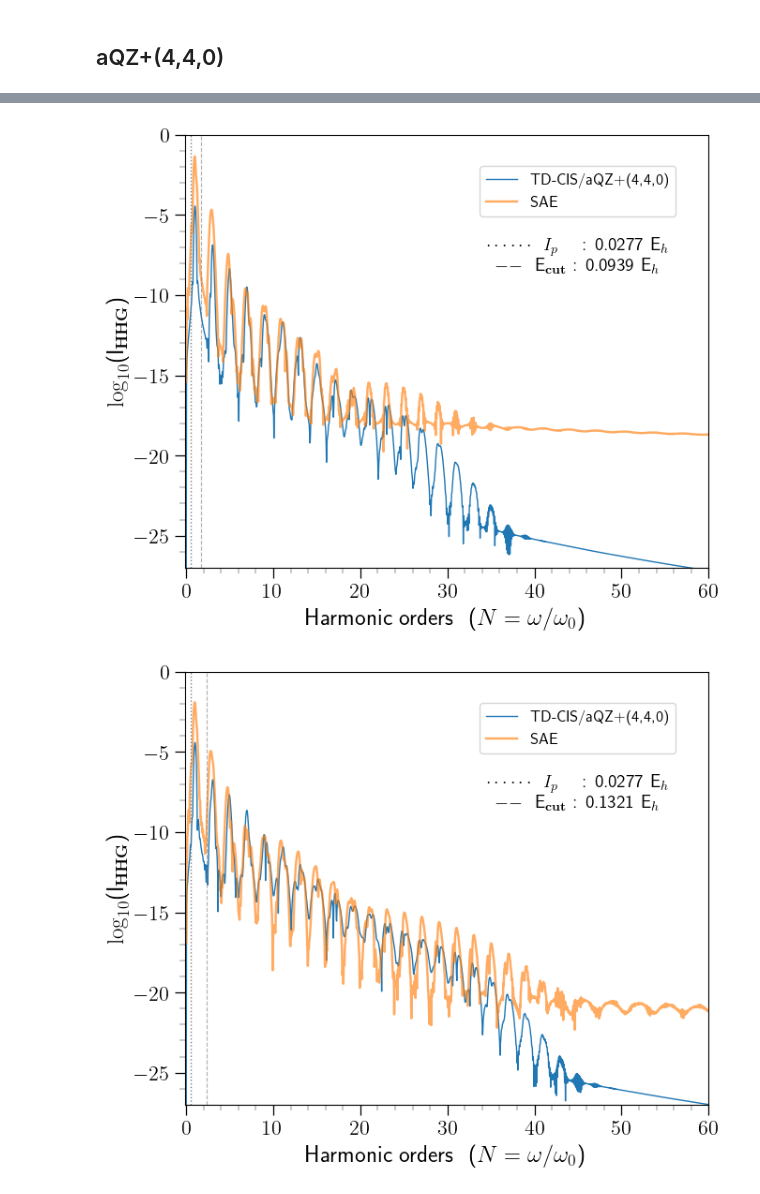
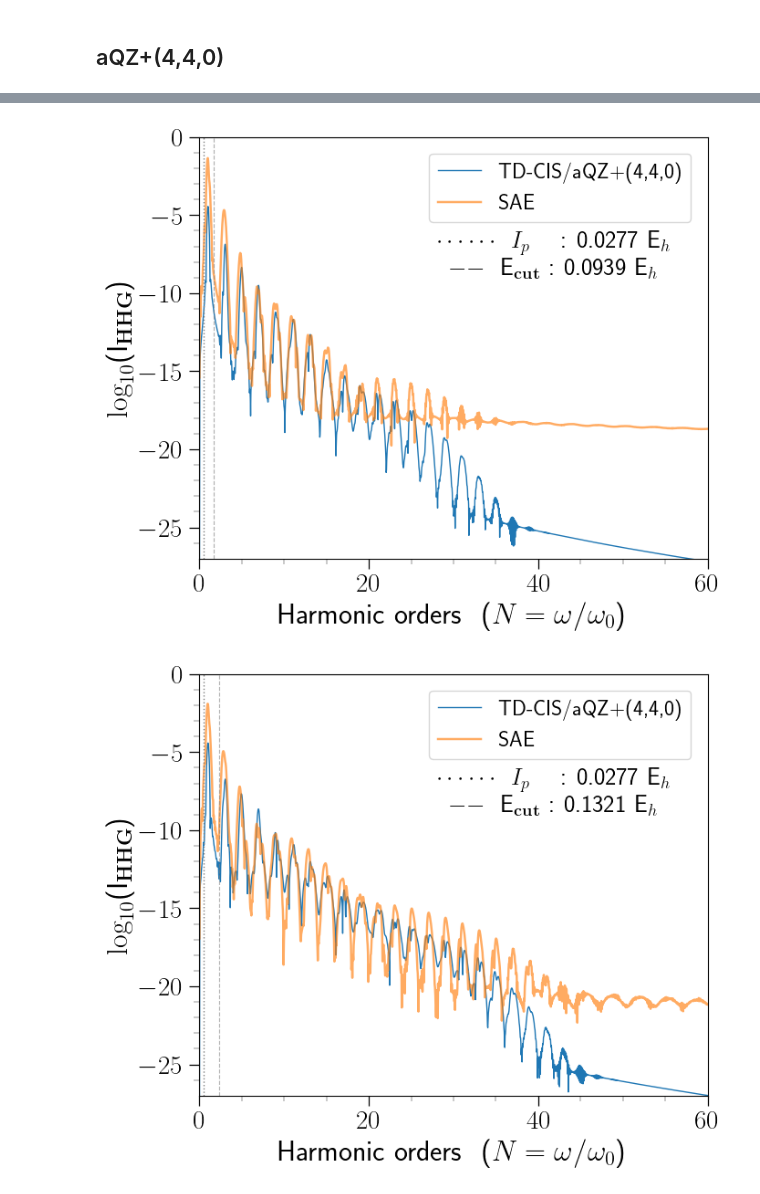
Before and after one commit to vijaymocherla/si_hhg_gaussian_basissets, a Jupyter notebook: notebooks/qprop_comp.ipynb, the cells around one changed output, grey strips where cells are left out. Drawn from its saved outputs; the diff is of its cells as text; code cells hidden in the pictures.

```diff
--- a/notebooks/qprop_comp.ipynb
+++ b/notebooks/qprop_comp.ipynb
@@ -71,15 +71,15 @@ plot_sae(sae_path, tdci_path, tdci_job, basis='aQZ+(4,4,0)', text_pos=[0.75, 0.7
 sae_path = '../data/qprop/h_minus_95E11/dat/'
 tdci_path = '../data/tdci/h_minus/h_minus_aqz_440_cis_crt'
 tdci_job = 'zs_95E11_54fs_800nm'
-plot_sae(sae_path, tdci_path, tdci_job, basis='aQZ+(4,4,0)', text_pos=[0.75, 0.7], legend_pos=[0.75, 0.87],
+plot_sae(sae_path, tdci_path, tdci_job, basis='aQZ+(4,4,0)', text_pos=[0.7, 0.69], legend_pos=[0.71, 0.88],
         xlim = [-.10,60], ylim = [-27,-0], figsize=[7.2, 6])
 # %% [output]
-[figure, old version]
+[figure, new version]
 # %%
 sae_path = '../data/qprop/h_minus_15E12/dat/'
 tdci_path = '../data/tdci/h_minus/h_minus_aqz_440_cis_crt'
 tdci_job = 'zs_15E12_54fs_800nm'
-plot_sae(sae_path, tdci_path, tdci_job, basis='aQZ+(4,4,0)', text_pos=[0.75, 0.7], legend_pos=[0.75, 0.87],
+plot_sae(sae_path, tdci_path, tdci_job, basis='aQZ+(4,4,0)', text_pos=[0.7, 0.69], legend_pos=[0.71, 0.88],
         xlim = [-.10,60], ylim = [-27,-0], figsize=[7.2, 6])
 # %% [output]
-[figure, old version]
+[figure, new version]
```
Also changed, not shown: parts of 7 cells of this notebook.
